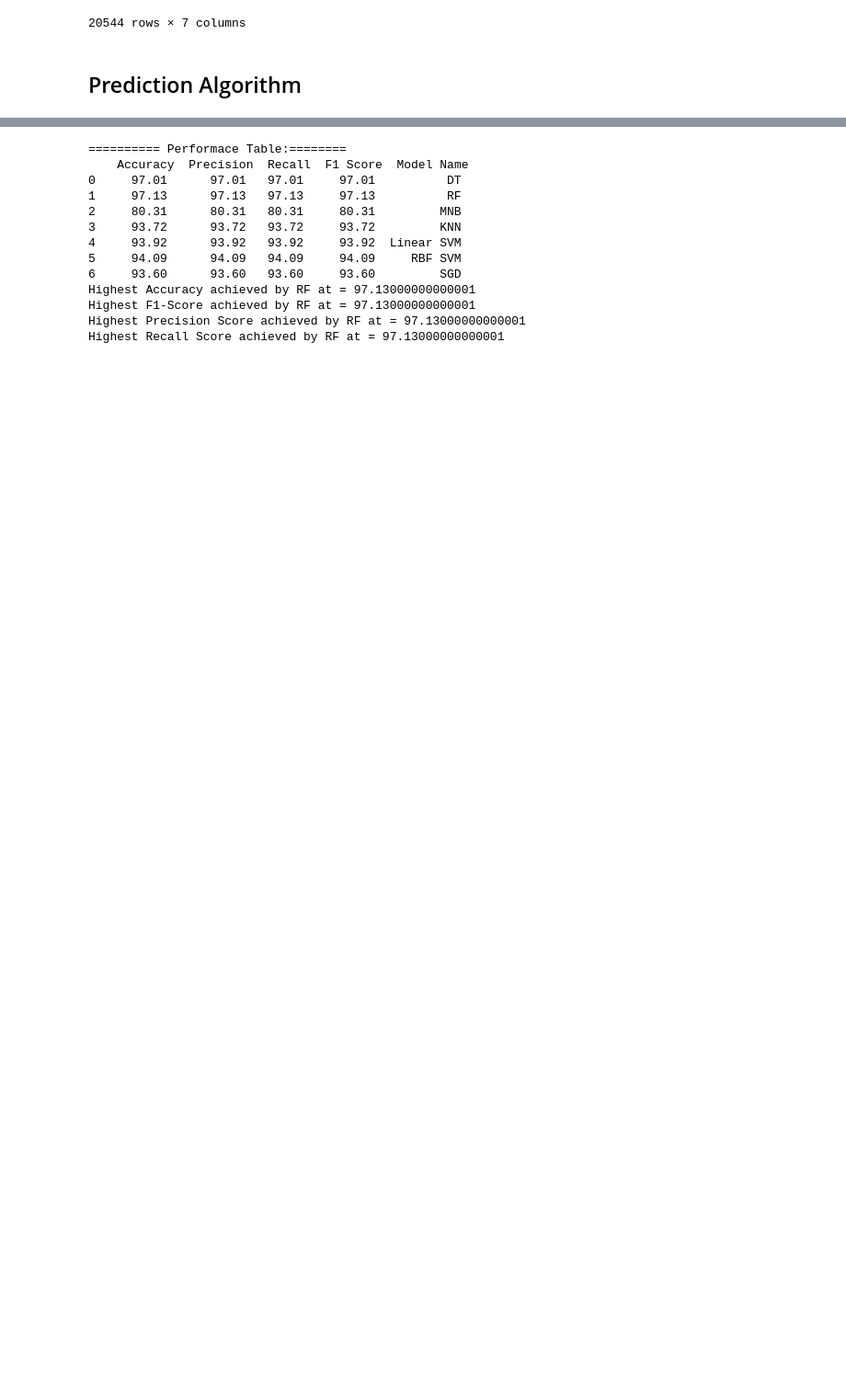
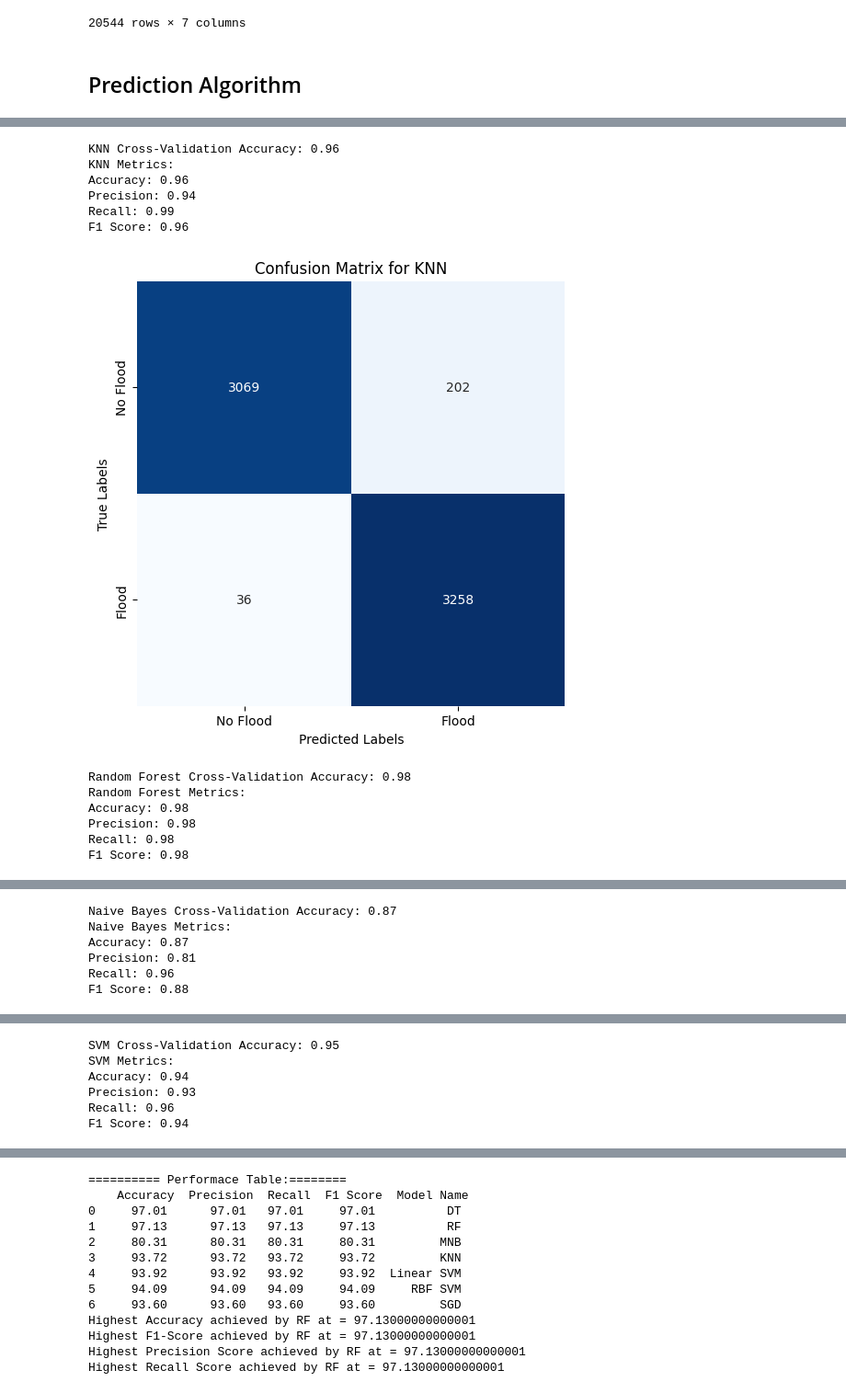
Before and after one commit to Arifulhaque-02128/ML_Projects, a Jupyter notebook: flood_prediction_in_bangladesh.ipynb, the cells around one changed output, grey strips where cells are left out. Shown: that part at 92% size. Drawn from its saved outputs; the diff is of its cells as text; code cells hidden in the pictures; blank space fills up the shorter version.

```diff
--- a/flood_prediction_in_bangladesh.ipynb
+++ b/flood_prediction_in_bangladesh.ipynb
@@ -243,0 +303,65 @@ models = {
+# %%
+# Initialize classifiers with hyperparameters tuning using GridSearchCV
+param_grid = {
+    'KNN': {'n_neighbors': [3, 5, 7]},
+    'Random Forest': {'n_estimators': [50, 100, 150]},
+    'SVM': {'C': [0.1, 1, 10], 'kernel': ['linear', 'rbf']},
+    'Decision Tree': {'max_depth': [None, 10, 20]},
+    'Gradient Boosting': {'n_estimators': [50, 100, 150]}
+}
+# %%
+best_estimators = {}
+for name, model in models.items():
+    if name in param_grid:
+        grid_search = GridSearchCV(model, param_grid[name], cv=5, scoring='accuracy')
+        grid_search.fit(x_train, y_train)
+        best_estimators[name] = grid_search.best_estimator_
+    else:
+        model.fit(x_train, y_train)
+        best_estimators[name] = model
+# %%
+# Train and evaluate each best model
+for name, model in best_estimators.items():
+    scores = cross_val_score(model, x_train, y_train, cv=5, scoring='accuracy')
+    print(f"{name} Cross-Validation Accuracy: {np.mean(scores):.2f}")
+
+    model.fit(x_train, y_train)  # Train the model on the entire training set
+    y_pred = model.predict(x_test)  # Predict on test data
+
+    accuracy = accuracy_score(y_test, y_pred)  # Calculate accuracy
+    precision = precision_score(y_test, y_pred)  # Calculate precision
+    recall = recall_score(y_test, y_pred)  # Calculate recall
+    f1 = f1_score(y_test, y_pred)  # Calculate F1 score
+
+    print(f"{name} Metrics:")
+    print(f"Accuracy: {accuracy:.2f}")
+    print(f"Precision: {precision:.2f}")
+    print(f"Recall: {recall:.2f}")
+    print(f"F1 Score: {f1:.2f}")
+    print()
+
+    # Calculate confusion matrix
+    cm = confusion_matrix(y_test, y_pred)
+
+    # Plot confusion matrix
+    plt.figure(figsize=(6, 6))
+    sns.heatmap(cm, annot=True, fmt='d', cmap='Blues', cbar=False,
+                xticklabels=['No Flood', 'Flood'], yticklabels=['No Flood', 'Flood'])
+    plt.xlabel('Predicted Labels')
+    plt.ylabel('True Labels')
+    plt.title(f'Confusion Matrix for {name}')
+    plt.show()
+# %% [output]
+KNN Cross-Validation Accuracy: 0.96
+KNN Metrics:
+Accuracy: 0.96
+Precision: 0.94
+Recall: 0.99
+F1 Score: 0.96
+[figure, added]
+Random Forest Cross-Validation Accuracy: 0.98
+Random Forest Metrics:
+Accuracy: 0.98
+Precision: 0.98
+Recall: 0.98
+F1 Score: 0.98
@@ -243,0 +369,6 @@ models = {
+Naive Bayes Cross-Validation Accuracy: 0.87
+Naive Bayes Metrics:
+Accuracy: 0.87
+Precision: 0.81
+Recall: 0.96
+F1 Score: 0.88
@@ -243,0 +376,6 @@ models = {
+SVM Cross-Validation Accuracy: 0.95
+SVM Metrics:
+Accuracy: 0.94
+Precision: 0.93
+Recall: 0.96
+F1 Score: 0.94
```
Also changed, not shown: parts of 15 cells of this notebook.
